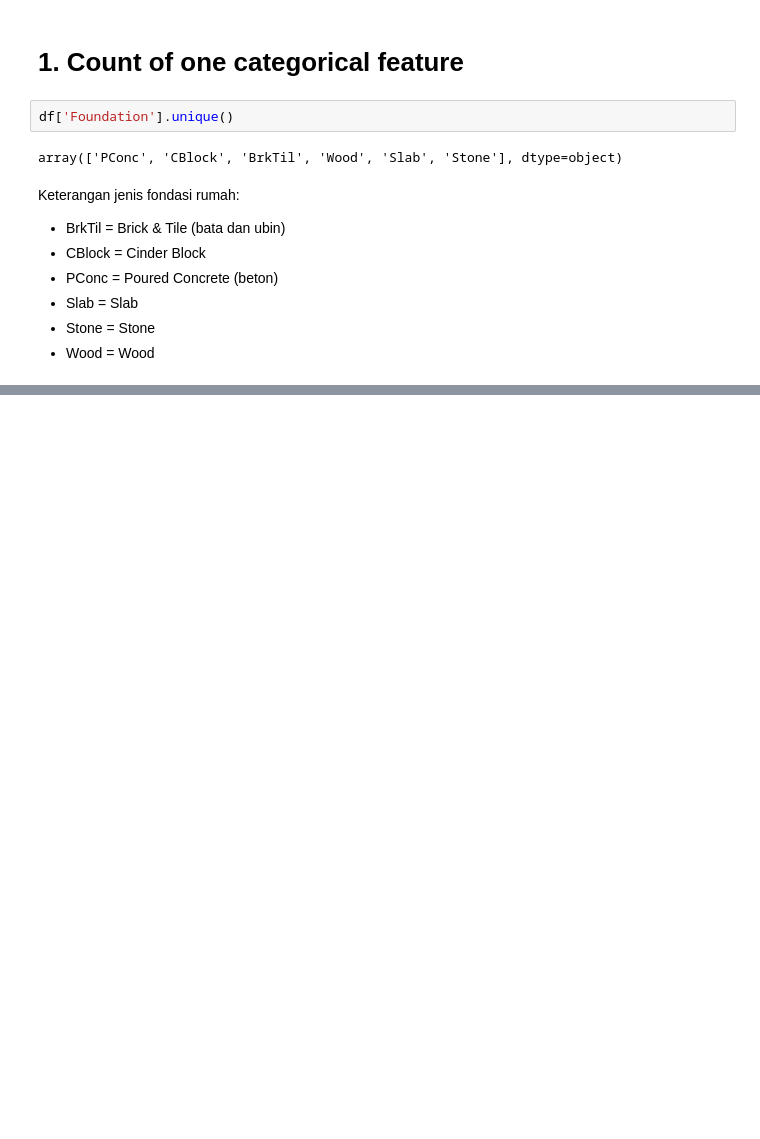
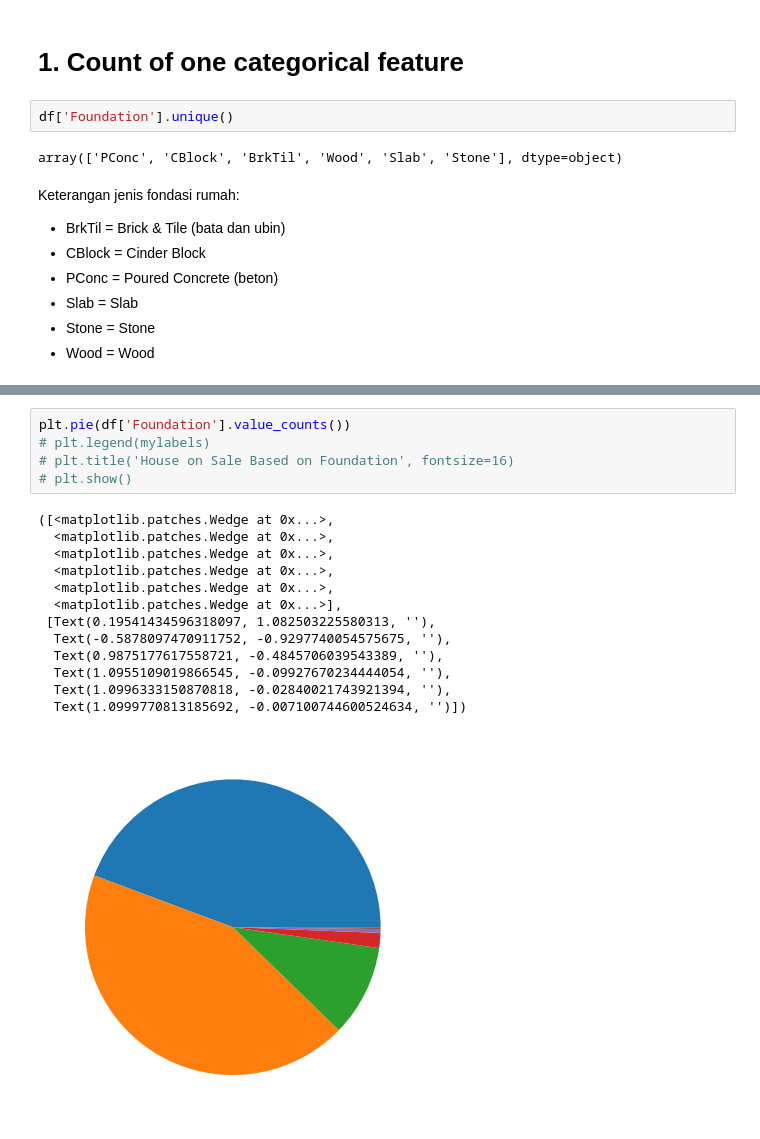
Before and after one commit to rifqinadzori/Basic_Visualization, a Jupyter notebook: Basic_Visual.ipynb, the cells around one changed output, grey strips where cells are left out. Cells and saved outputs as stored; diff of their text form; blank space fills up the shorter version.

```diff
--- a/Basic_Visual.ipynb
+++ b/Basic_Visual.ipynb
@@ -66,0 +95,19 @@ Keterangan jenis fondasi rumah:
+# %%
+plt.pie(df['Foundation'].value_counts())
+# plt.legend(mylabels)
+# plt.title('House on Sale Based on Foundation', fontsize=16)
+# plt.show()
+# %% [output]
+([<matplotlib.patches.Wedge at 0x...>,
+  <matplotlib.patches.Wedge at 0x...>,
+  <matplotlib.patches.Wedge at 0x...>,
+  <matplotlib.patches.Wedge at 0x...>,
+  <matplotlib.patches.Wedge at 0x...>,
+  <matplotlib.patches.Wedge at 0x...>],
+ [Text(0.19541434596318097, 1.082503225580313, ''),
+  Text(-0.5878097470911752, -0.9297740054575675, ''),
+  Text(0.9875177617558721, -0.4845706039543389, ''),
+  Text(1.0955109019866545, -0.09927670234444054, ''),
+  Text(1.0996333150870818, -0.02840021743921394, ''),
+  Text(1.0999770813185692, -0.007100744600524634, '')])
+[figure, added]
```
Also changed, not shown: parts of 3 cells of this notebook.
